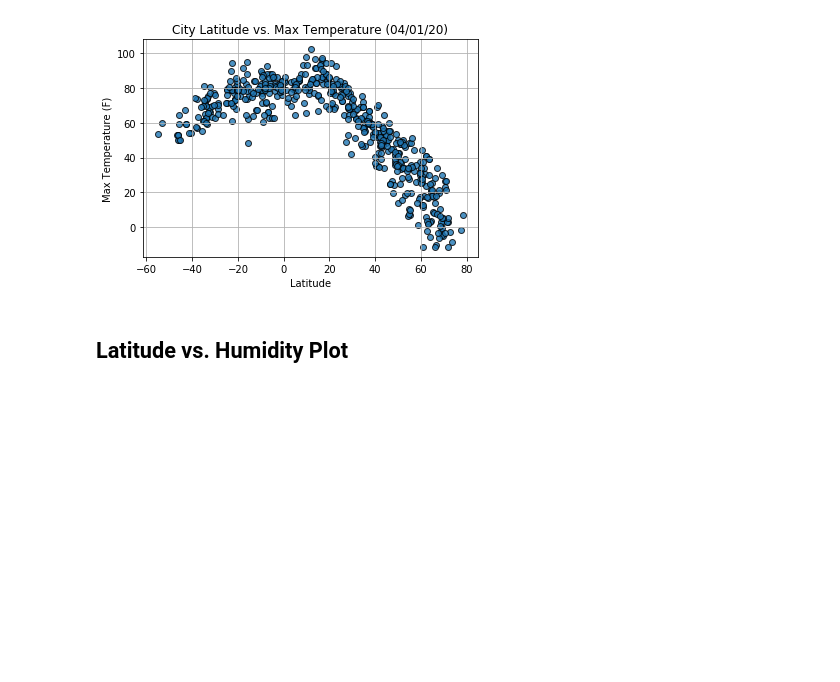
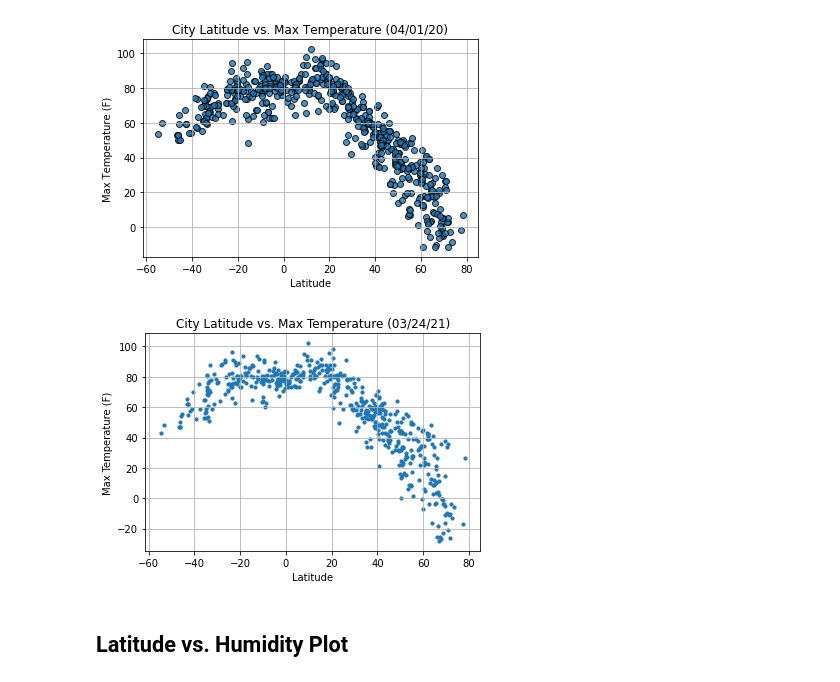
Before and after one commit to danielatuesta55/python-api-challenge, a Jupyter notebook: WeatherPy/WeatherPy-updated.ipynb, the cells around one changed output. Saved outputs shown, nothing was run; the diff lists cells and outputs as text; code cells hidden in the pictures; blank space fills up the shorter version.

Commit message:
scatter plot max temp vs lat

```diff
--- a/WeatherPy/WeatherPy-updated.ipynb
+++ b/WeatherPy/WeatherPy-updated.ipynb
@@ -225,6 +225,19 @@ clean_city_data.head()
 # %%
 # %% [output]
 [figure]
+# %%
+#Create the scatter plot Latitude vs temp
+plt.scatter(clean_city_data['Lat'], clean_city_data['Max temp'], marker = "o", s=10)
+
+#Create the lables
+plt.title("City Latitude vs. Max Temperature (03/24/21)")
+plt.ylabel("Max Temperature (F)")
+plt.xlabel("Latitude")
+plt.grid(True)
+
+plt.show()
+# %% [output]
+[figure, added]
 # %% [markdown]
 ## Latitude vs. Humidity Plot
 # %%
```
Also changed, not shown: 1 other file.
